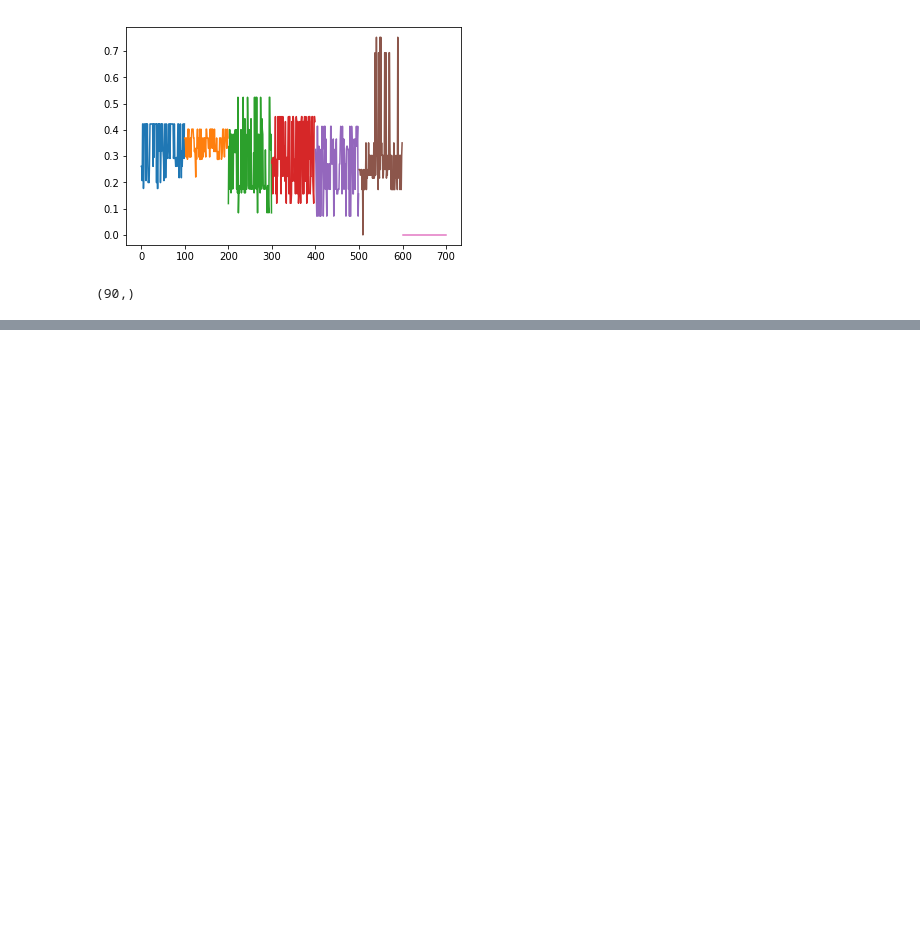
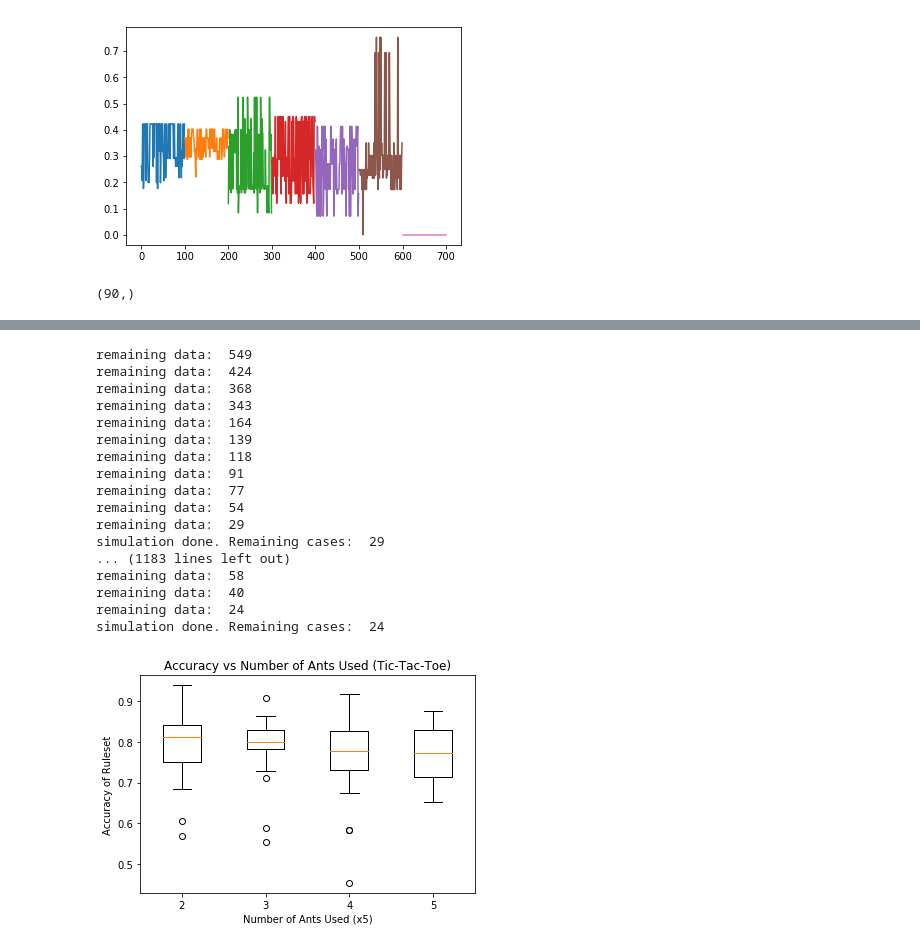
Before and after one commit to jzerez/swarm_classification, a Jupyter notebook: code/First_Pass-JZ.ipynb, the cells around one changed output, grey strips where cells are left out. Drawn from its saved outputs; the diff is of its cells as text; code cells hidden in the pictures; blank space fills up the shorter version.

```diff
--- a/code/First_Pass-JZ.ipynb
+++ b/code/First_Pass-JZ.ipynb
@@ -437,0 +482,49 @@ list(range(1,10))
+# %%
+num_ants_vec = [2,3,4,5]
+all_accuracies = []
+all_num_rules = []
+all_num_terms = []
+for num_ants in num_ants_vec:
+    all_accuracies.append([])
+    all_num_rules.append([])
+    all_num_terms.append([])
+
+    for i in range(30):
+        train, test = get_train_and_test_from_file('../data/breast-cancer-wisconsin.data', 'wisconsin')
+        attribute_list = ['Clump Thickness', 'Uniformity of Cell Size', 'Uniformity of Cell Shape', 'Marginal Adhesion', 'Single Epithelial Cell Size', 'Bare Nuclei', 'Bland Chromatin', 'Normal Nucleoli', 'Mitoses']
+        attributes = {}
+        for attribute in attribute_list:
+            attributes[attribute] = ['1', '2', '3', '4', '5', '6', '7', '8', '9', '10']
+
+        classes = ['2', '4']
+
+        s = Catagorization(num_ants, 10, train, attributes, classes)
+        s.run_simulation()
+        all_accuracies[-1].append(s.evaluate_discovered_rules(test))
+        all_num_rules[-1].append(len(s.discovered_rules))
+        all_num_terms[-1].append(np.mean([len(rule[1]) for rule in s.discovered_rules]))
+
+plt.boxplot(all_accuracies, positions=num_ants_vec)
+plt.title('Accuracy vs Number of Ants Used (Tic-Tac-Toe)')
+plt.xlabel('Number of Ants Used (x5)')
+plt.ylabel('Accuracy of Ruleset')
+plt.show()
+# %% [output]
+remaining data:  549
+remaining data:  424
+remaining data:  368
+remaining data:  343
+remaining data:  164
+remaining data:  139
+remaining data:  118
+remaining data:  91
+remaining data:  77
+remaining data:  54
+remaining data:  29
+simulation done. Remaining cases:  29
+... (1183 lines left out)
+remaining data:  58
+remaining data:  40
+remaining data:  24
+simulation done. Remaining cases:  24
+[figure, added]
```
Also changed, not shown: parts of 13 cells of this notebook, 1 other file.
